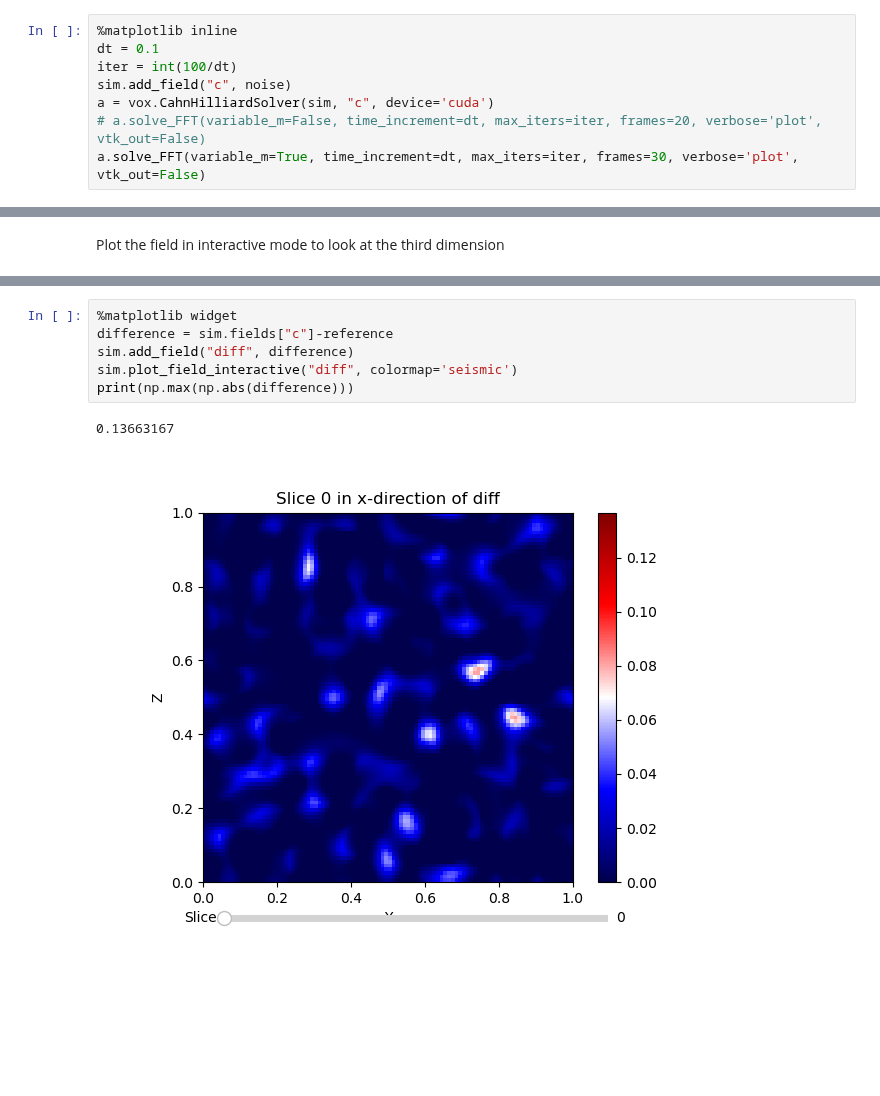
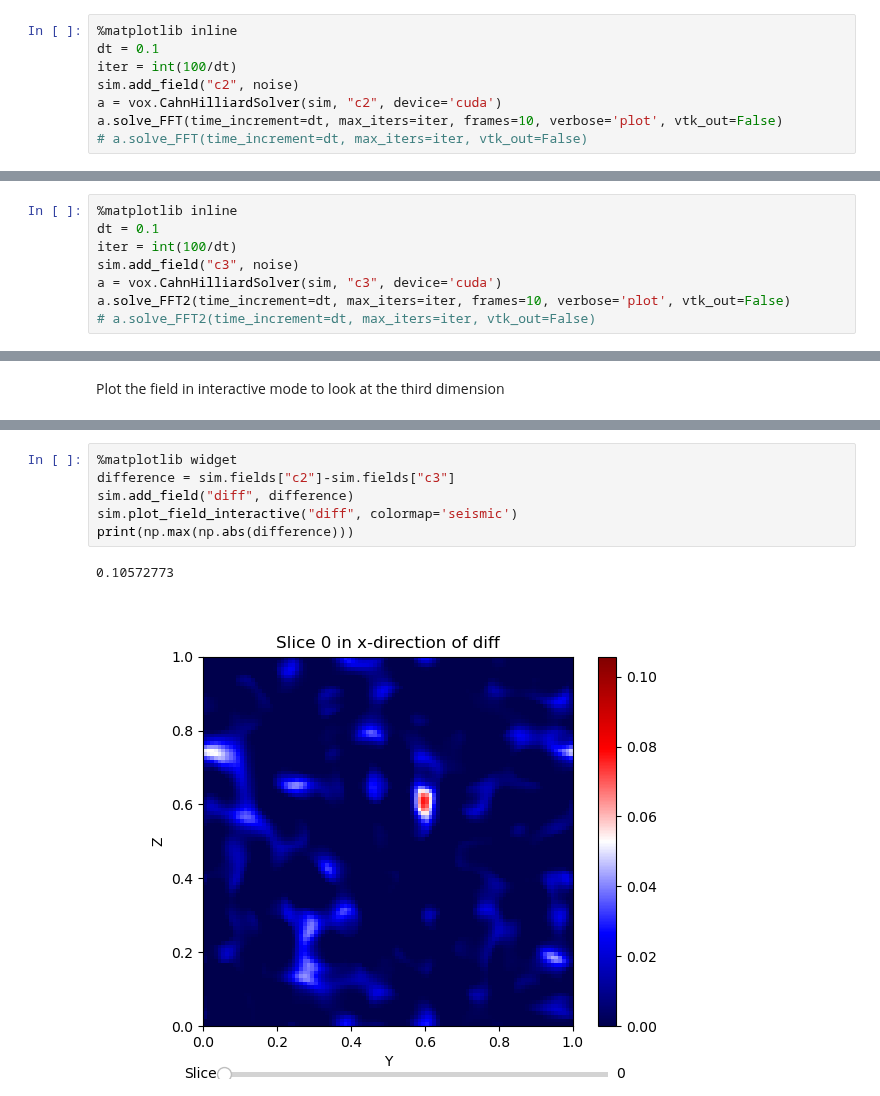
Before and after one commit to daubners/evoxels, a Jupyter notebook: CH_solver_example.ipynb, the cells around one changed output, grey strips where cells are left out. Saved outputs shown, nothing was run; the diff lists cells and outputs as text; blank space fills up the shorter version.

```diff
--- a/CH_solver_example.ipynb
+++ b/CH_solver_example.ipynb
@@ -40,8 +39,8 @@ In this case, the *add_field* overwrites the previous solver solution with the i
 %matplotlib inline
 dt = 0.1
 iter = int(100/dt)
-sim.add_field("c", noise)
-a = vox.CahnHilliardSolver(sim, "c", device='cuda')
-# a.solve_FFT(variable_m=False, time_increment=dt, max_iters=iter, frames=20, verbose='plot', vtk_out=False)
-a.solve_FFT(variable_m=True, time_increment=dt, max_iters=iter, frames=30, verbose='plot', vtk_out=False)
+sim.add_field("c2", noise)
+a = vox.CahnHilliardSolver(sim, "c2", device='cuda')
+a.solve_FFT(time_increment=dt, max_iters=iter, frames=10, verbose='plot', vtk_out=False)
+# a.solve_FFT(time_increment=dt, max_iters=iter, vtk_out=False)
 # %% [output]
@@ -51 +50,9 @@ GPU-RAM currently allocated 58.92 MB (106.95 MB reserved)
 GPU-RAM maximally allocated 83.89 MB (106.95 MB reserved)
+# %%
+%matplotlib inline
+dt = 0.1
+iter = int(100/dt)
+sim.add_field("c3", noise)
+a = vox.CahnHilliardSolver(sim, "c3", device='cuda')
+a.solve_FFT2(time_increment=dt, max_iters=iter, frames=10, verbose='plot', vtk_out=False)
+# a.solve_FFT2(time_increment=dt, max_iters=iter, vtk_out=False)
@@ -60,9 +72,9 @@ sim.plot_field_interactive("c", direction='x', colormap='turbo')
 # %%
 %matplotlib widget
-difference = sim.fields["c"]-reference
+difference = sim.fields["c2"]-sim.fields["c3"]
 sim.add_field("diff", difference)
 sim.plot_field_interactive("diff", colormap='seismic')
 print(np.max(np.abs(difference)))
 # %% [output]
-0.13663167
+0.10572773
-[figure, old version]
+[figure, new version]
```
Also changed, not shown: parts of 4 cells of this notebook, 2 other files.
